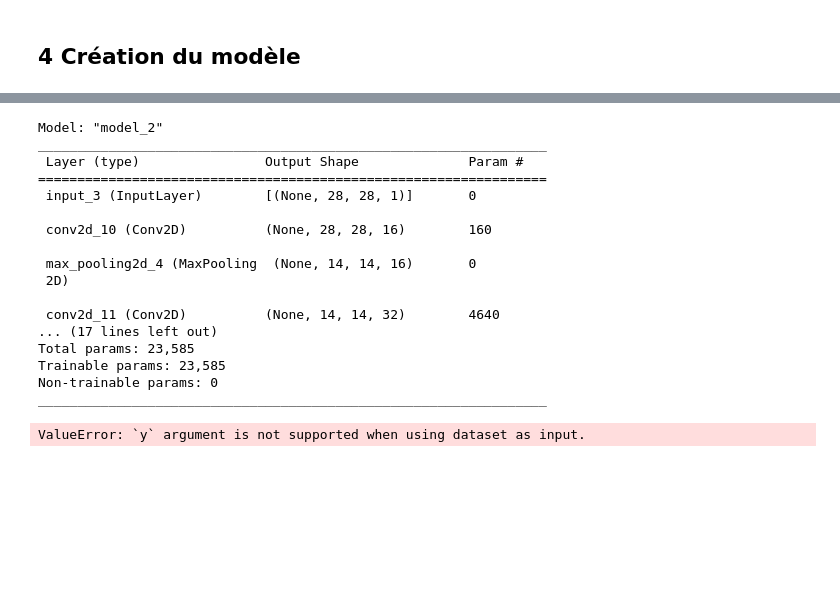
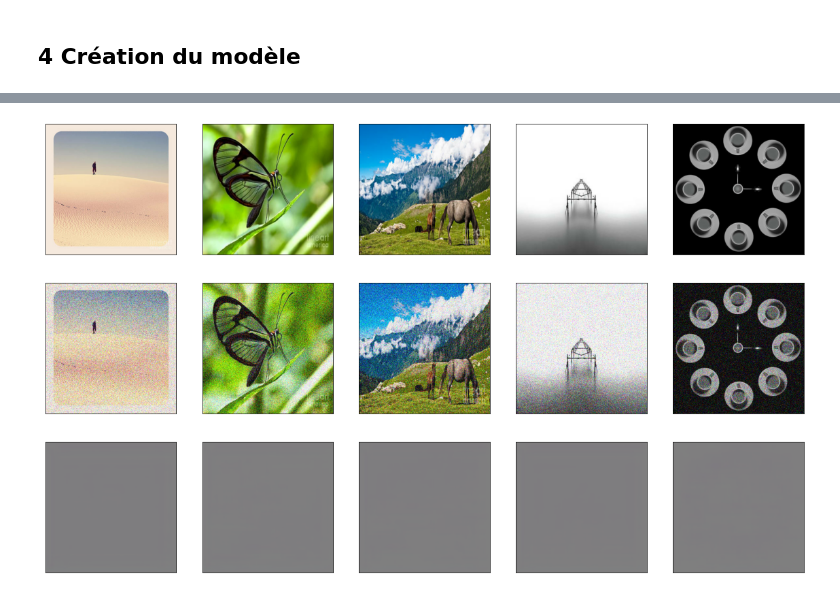
Before and after one commit to JIB3H/leyenda_project, a Jupyter notebook: Livrable_2.ipynb, the cells around one changed output, grey strips where cells are left out. Drawn from its saved outputs; the diff is of its cells as text; code cells hidden in the pictures; blank space fills up the shorter version.

```diff
--- a/Livrable_2.ipynb
+++ b/Livrable_2.ipynb
@@ -188 +394,10 @@ latent_dim = 15
+# %%
+predictions = autoencoder.predict(x_test_noisy)
+display_image(x_test, 5)
+display_image(x_test_noisy, 5)
+display_image(predictions, 5)
+# %% [output]
+[figure, added]
+[figure, added]
+[figure, added]
 # %%
@@ -208,32 +423,6 @@ decoded = Conv2D(1, (3, 3), activation= "sigmoid", padding="same")(x)
 # ae.summary()
 # %%
-autoencoder = tf.keras.Model(input_img, decoded)
-autoencoder.compile(optimizer="adadelta",
-                    loss= "binary_crossentropy")
-autoencoder.summary()
+# autoencoder = tf.keras.Model(input_img, decoded)
+# autoencoder.compile(optimizer="adadelta",
+#                     loss= "binary_crossentropy")
+# autoencoder.summary()
-# %% [output]
-Model: "model_2"
-_________________________________________________________________
- Layer (type)                Output Shape              Param #
-=================================================================
- input_3 (InputLayer)        [(None, 28, 28, 1)]       0
-
- conv2d_10 (Conv2D)          (None, 28, 28, 16)        160
-
- max_pooling2d_4 (MaxPooling  (None, 14, 14, 16)       0
- 2D)
-
- conv2d_11 (Conv2D)          (None, 14, 14, 32)        4640
-... (17 lines left out)
-Total params: 23,585
-Trainable params: 23,585
-Non-trainable params: 0
-_________________________________________________________________
-# %%
-history = autoencoder.fit(x_train_noisy
-                 batch_size = batch_size,
-                 epochs = nb_epochs
-                 v
-                         )
-# %% [output]
-ValueError: `y` argument is not supported when using dataset as input.
```
Also changed, not shown: parts of 30 cells of this notebook.
